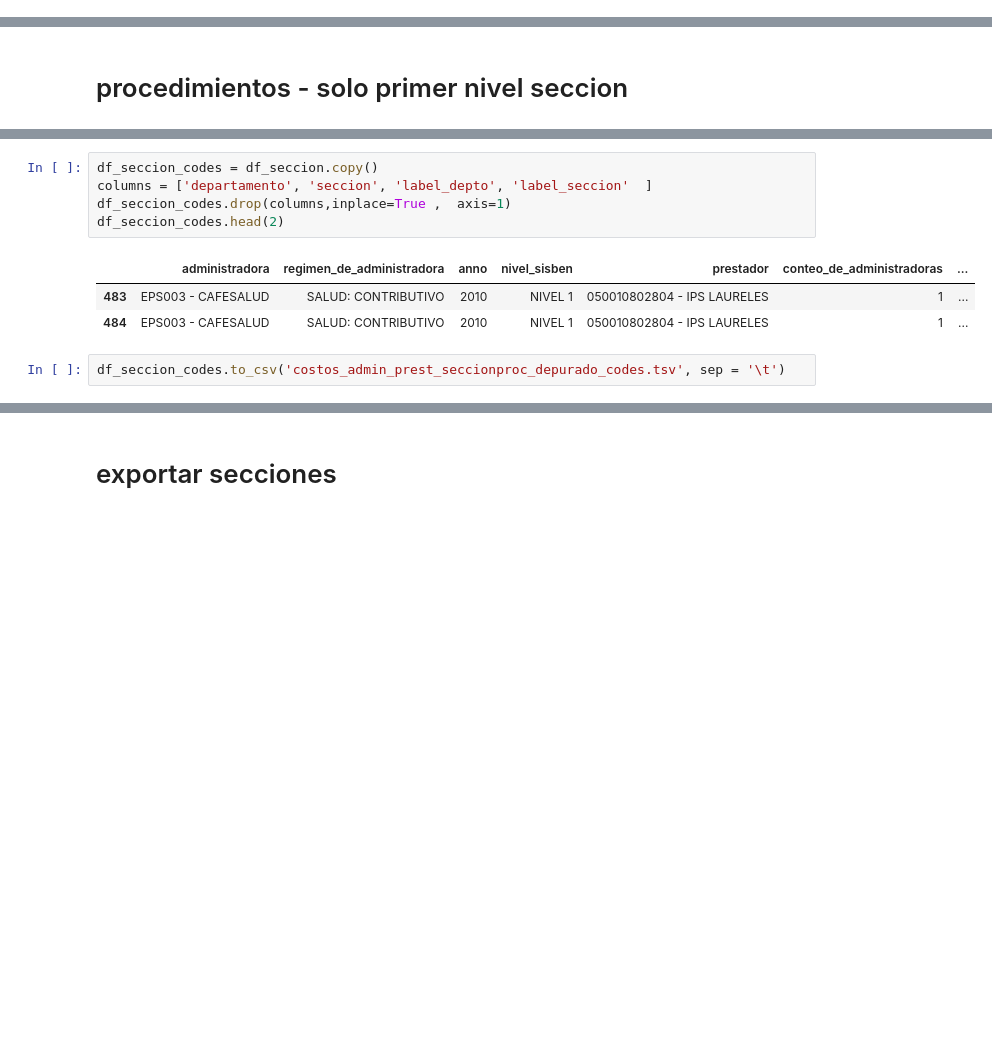
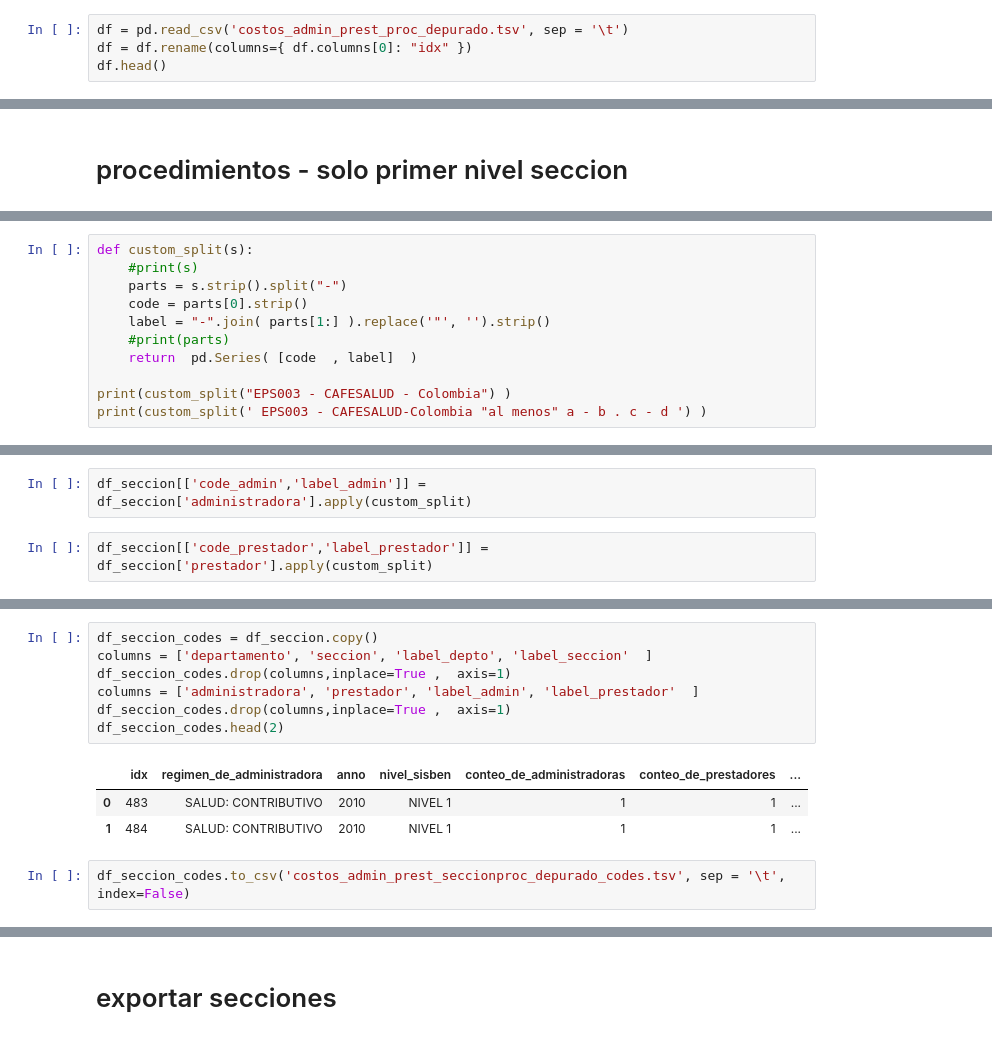
Before and after one commit to dersteppenwolf/isis4822_final_project, a Jupyter notebook: etl/costos_admin_prest_proc.ipynb, the cells around one changed output, grey strips where cells are left out. Drawn from its saved outputs; the diff is of its cells as text; blank space fills up the shorter version.

Commit message:
Parse labels of administrators and providers. Add administrators to dashboard

```diff
--- a/etl/costos_admin_prest_proc.ipynb
+++ b/etl/costos_admin_prest_proc.ipynb
@@ -259,0 +262,4 @@ df.to_csv('costos_admin_prest_proc_depurado.tsv', sep = '\t')
+# %%
+df = pd.read_csv('costos_admin_prest_proc_depurado.tsv', sep = '\t')
+df = df.rename(columns={ df.columns[0]: "idx" })
+df.head()
@@ -286,0 +303,11 @@ df_seccion.to_csv('costos_admin_prest_seccionproc_depurado.tsv', sep = '\t')
+# %%
+def custom_split(s):
+    #print(s)
+    parts = s.strip().split("-")
+    code = parts[0].strip()
+    label = "-".join( parts[1:] ).replace('"', '').strip()
+    #print(parts)
+    return  pd.Series( [code  , label]  )
+
+print(custom_split("EPS003 - CAFESALUD - Colombia") )
+print(custom_split(' EPS003 - CAFESALUD-Colombia "al menos" a - b . c - d ') )
@@ -293,3 +324,7 @@ df_seccion[['code_seccion','label_seccion']] = df_seccion['seccion'].str.split('
+# %%
+df_seccion[['code_admin','label_admin']] = df_seccion['administradora'].apply(custom_split)
+# %%
+df_seccion[['code_prestador','label_prestador']] = df_seccion['prestador'].apply(custom_split)
 # %%
 df_seccion.head(2)
 # %% [output]
@@ -299,11 +335,13 @@ df_seccion.head(2)
 # %%
 df_seccion_codes = df_seccion.copy()
 columns = ['departamento', 'seccion', 'label_depto', 'label_seccion'  ]
 df_seccion_codes.drop(columns,inplace=True ,  axis=1)
+columns = ['administradora', 'prestador', 'label_admin', 'label_prestador'  ]
+df_seccion_codes.drop(columns,inplace=True ,  axis=1)
 df_seccion_codes.head(2)
 # %% [output]
-|  | administradora | regimen_de_administradora | anno | nivel_sisben | prestador | conteo_de_administradoras | ... |
-| 483 | EPS003 - CAFESALUD | SALUD: CONTRIBUTIVO | 2010 | NIVEL 1 | 050010802804 - IPS LAURELES | 1 | ... |
-| 484 | EPS003 - CAFESALUD | SALUD: CONTRIBUTIVO | 2010 | NIVEL 1 | 050010802804 - IPS LAURELES | 1 | ... |
+|  | idx | regimen_de_administradora | anno | nivel_sisben | conteo_de_administradoras | conteo_de_prestadores | ... |
+| 0 | 483 | SALUD: CONTRIBUTIVO | 2010 | NIVEL 1 | 1 | 1 | ... |
+| 1 | 484 | SALUD: CONTRIBUTIVO | 2010 | NIVEL 1 | 1 | 1 | ... |
 # %%
-df_seccion_codes.to_csv('costos_admin_prest_seccionproc_depurado_codes.tsv', sep = '\t')
+df_seccion_codes.to_csv('costos_admin_prest_seccionproc_depurado_codes.tsv', sep = '\t',  index=False)
```
Also changed, not shown: parts of 16 cells of this notebook, 7 other files.
